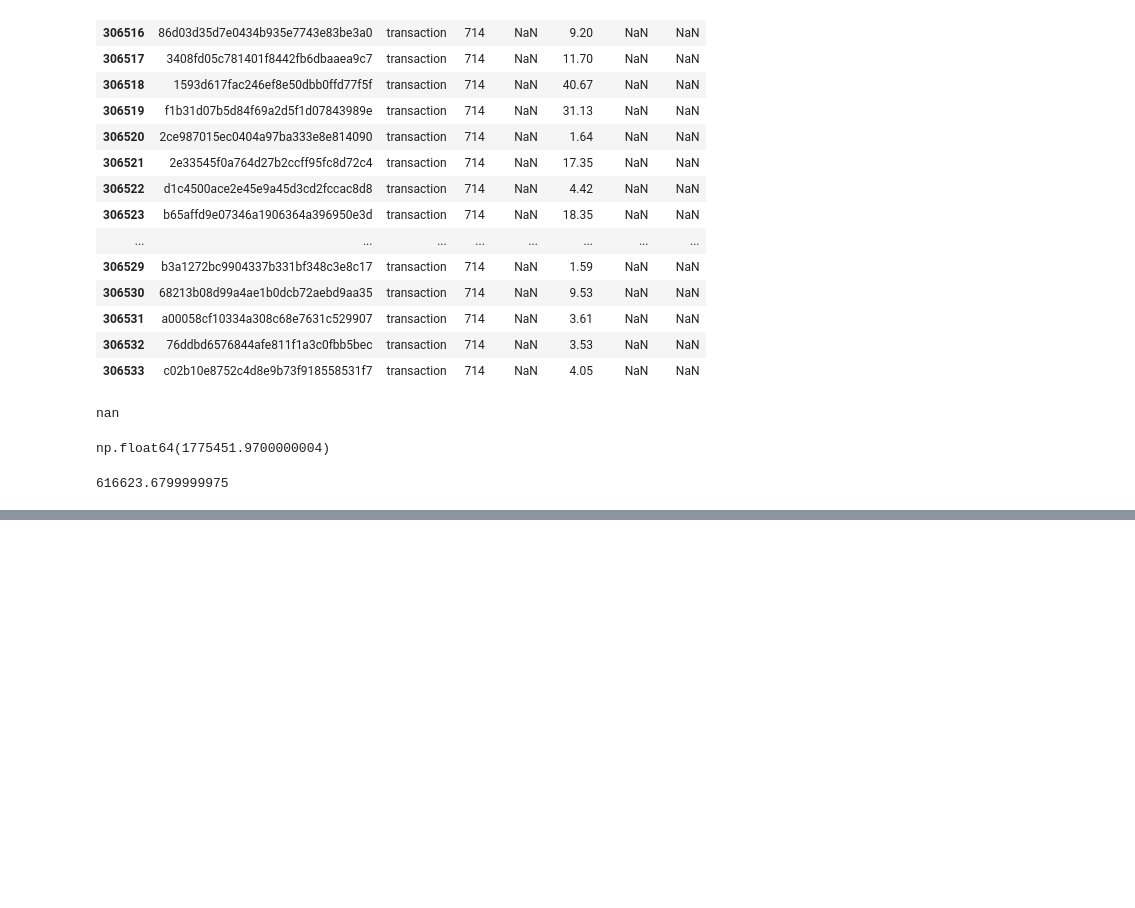
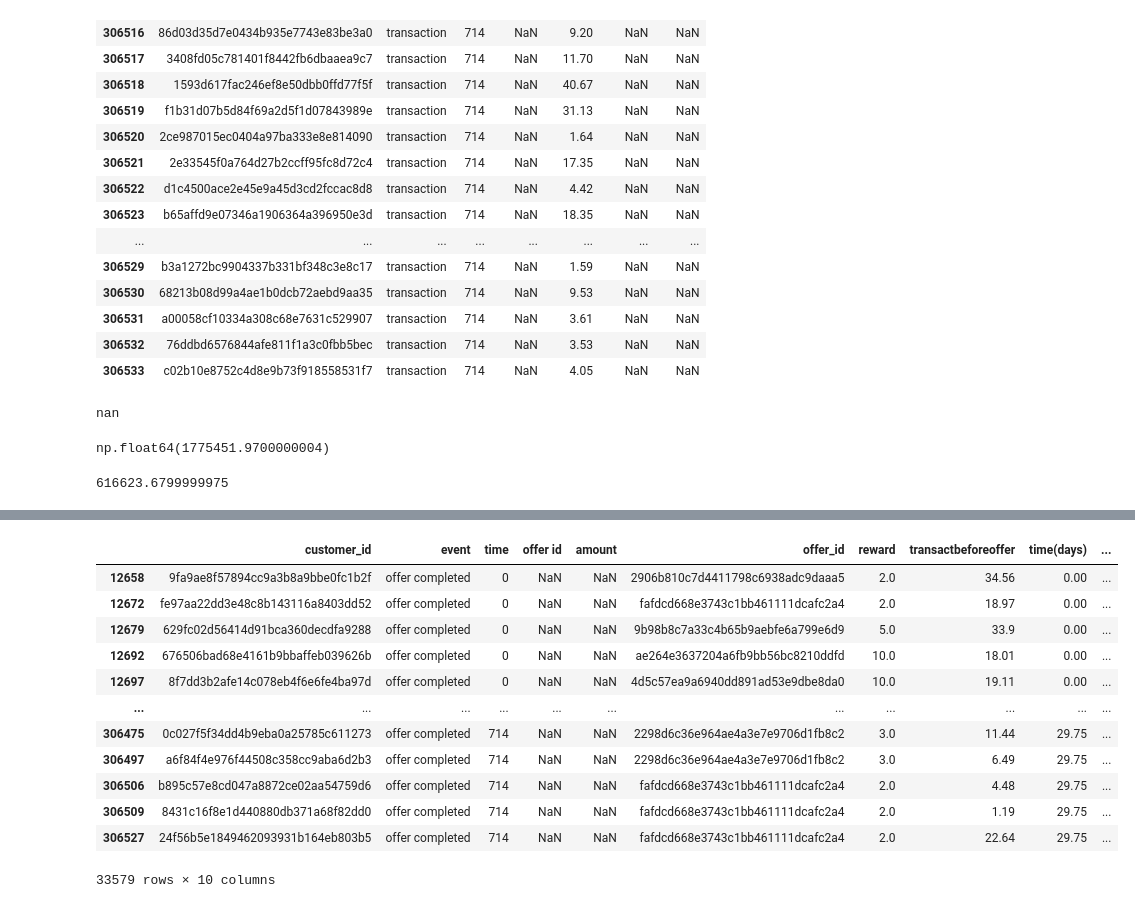
Before and after one commit to Koremm/Coffeeoffers, a Jupyter notebook: Coffee Offers Vscode.ipynb, the cells around one changed output, grey strips where cells are left out. Drawn from its saved outputs; the diff is of its cells as text; code cells hidden in the pictures; blank space fills up the shorter version.

```diff
--- a/Coffee Offers Vscode.ipynb
+++ b/Coffee Offers Vscode.ipynb
@@ -156,0 +215,17 @@ events_trial['transactbeforeoffer'].sum()
+# %%
+completed_offers_filter = events_trial[events_trial['event'] == 'offer completed'].copy()
+completed_offers_filter
+# %% [output]
+|  | customer_id | event | time | offer id | amount | offer_id | reward | transactbeforeoffer | time(days) | ... |
+| 12658 | 9fa9ae8f57894cc9a3b8a9bbe0fc1b2f | offer completed | 0 | NaN | NaN | 2906b810c7d4411798c6938adc9daaa5 | 2.0 | 34.56 | 0.00 | ... |
+| 12672 | fe97aa22dd3e48c8b143116a8403dd52 | offer completed | 0 | NaN | NaN | fafdcd668e3743c1bb461111dcafc2a4 | 2.0 | 18.97 | 0.00 | ... |
+| 12679 | 629fc02d56414d91bca360decdfa9288 | offer completed | 0 | NaN | NaN | 9b98b8c7a33c4b65b9aebfe6a799e6d9 | 5.0 | 33.9 | 0.00 | ... |
+| 12692 | 676506bad68e4161b9bbaffeb039626b | offer completed | 0 | NaN | NaN | ae264e3637204a6fb9bb56bc8210ddfd | 10.0 | 18.01 | 0.00 | ... |
+| 12697 | 8f7dd3b2afe14c078eb4f6e6fe4ba97d | offer completed | 0 | NaN | NaN | 4d5c57ea9a6940dd891ad53e9dbe8da0 | 10.0 | 19.11 | 0.00 | ... |
+| ... | ... | ... | ... | ... | ... | ... | ... | ... | ... | ... |
+| 306475 | 0c027f5f34dd4b9eba0a25785c611273 | offer completed | 714 | NaN | NaN | 2298d6c36e964ae4a3e7e9706d1fb8c2 | 3.0 | 11.44 | 29.75 | ... |
+| 306497 | a6f84f4e976f44508c358cc9aba6d2b3 | offer completed | 714 | NaN | NaN | 2298d6c36e964ae4a3e7e9706d1fb8c2 | 3.0 | 6.49 | 29.75 | ... |
+| 306506 | b895c57e8cd047a8872ce02aa54759d6 | offer completed | 714 | NaN | NaN | fafdcd668e3743c1bb461111dcafc2a4 | 2.0 | 4.48 | 29.75 | ... |
+| 306509 | 8431c16f8e1d440880db371a68f82dd0 | offer completed | 714 | NaN | NaN | fafdcd668e3743c1bb461111dcafc2a4 | 2.0 | 1.19 | 29.75 | ... |
+| 306527 | 24f56b5e1849462093931b164eb803b5 | offer completed | 714 | NaN | NaN | fafdcd668e3743c1bb461111dcafc2a4 | 2.0 | 22.64 | 29.75 | ... |
+33579 rows × 10 columns
```
Also changed, not shown: parts of 8 cells of this notebook.
